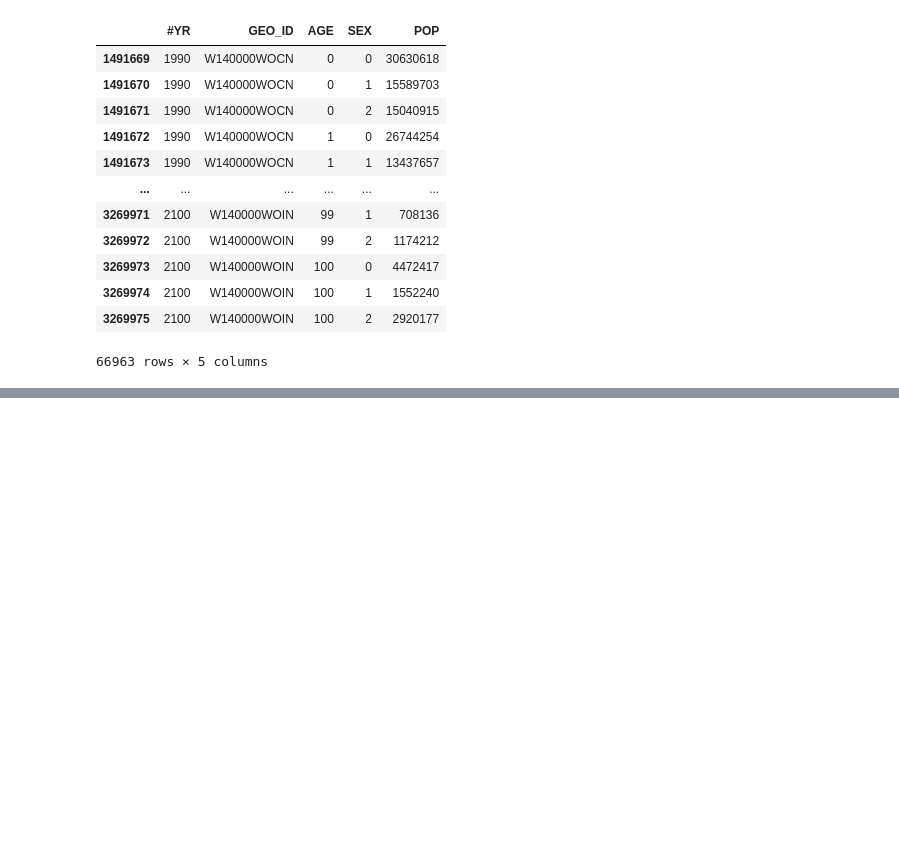
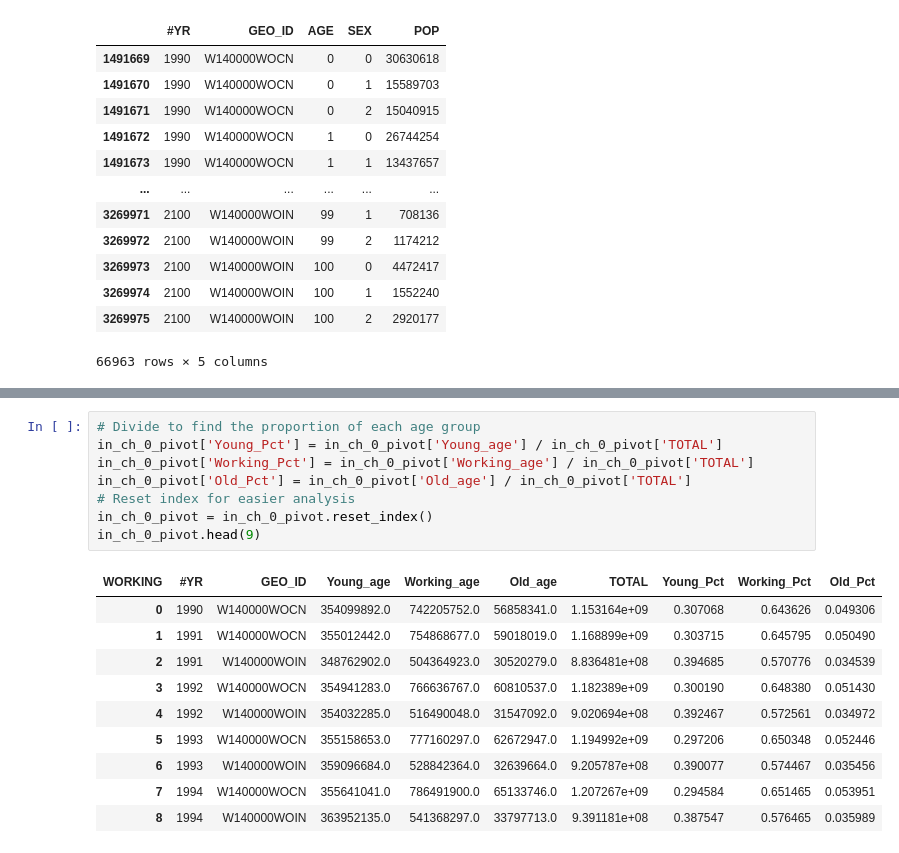
Before and after one commit to thaianle/international-database, a Jupyter notebook: idbsingleyear-python.ipynb, the cells around one changed output, grey strips where cells are left out. Saved outputs shown, nothing was run; the diff lists cells and outputs as text; blank space fills up the shorter version.

```diff
--- a/idbsingleyear-python.ipynb
+++ b/idbsingleyear-python.ipynb
@@ -387,0 +404,19 @@ in_ch_0_grouped.head(15)
+# %%
+# Divide to find the proportion of each age group
+in_ch_0_pivot['Young_Pct'] = in_ch_0_pivot['Young_age'] / in_ch_0_pivot['TOTAL']
+in_ch_0_pivot['Working_Pct'] = in_ch_0_pivot['Working_age'] / in_ch_0_pivot['TOTAL']
+in_ch_0_pivot['Old_Pct'] = in_ch_0_pivot['Old_age'] / in_ch_0_pivot['TOTAL']
+# Reset index for easier analysis
+in_ch_0_pivot = in_ch_0_pivot.reset_index()
+in_ch_0_pivot.head(9)
+# %% [output]
+| WORKING | #YR | GEO_ID | Young_age | Working_age | Old_age | TOTAL | Young_Pct | Working_Pct | Old_Pct |
+| 0 | 1990 | W140000WOCN | 354099892.0 | 742205752.0 | 56858341.0 | 1.153164e+09 | 0.307068 | 0.643626 | 0.049306 |
+| 1 | 1991 | W140000WOCN | 355012442.0 | 754868677.0 | 59018019.0 | 1.168899e+09 | 0.303715 | 0.645795 | 0.050490 |
+| 2 | 1991 | W140000WOIN | 348762902.0 | 504364923.0 | 30520279.0 | 8.836481e+08 | 0.394685 | 0.570776 | 0.034539 |
+| 3 | 1992 | W140000WOCN | 354941283.0 | 766636767.0 | 60810537.0 | 1.182389e+09 | 0.300190 | 0.648380 | 0.051430 |
+| 4 | 1992 | W140000WOIN | 354032285.0 | 516490048.0 | 31547092.0 | 9.020694e+08 | 0.392467 | 0.572561 | 0.034972 |
+| 5 | 1993 | W140000WOCN | 355158653.0 | 777160297.0 | 62672947.0 | 1.194992e+09 | 0.297206 | 0.650348 | 0.052446 |
+| 6 | 1993 | W140000WOIN | 359096684.0 | 528842364.0 | 32639664.0 | 9.205787e+08 | 0.390077 | 0.574467 | 0.035456 |
+| 7 | 1994 | W140000WOCN | 355641041.0 | 786491900.0 | 65133746.0 | 1.207267e+09 | 0.294584 | 0.651465 | 0.053951 |
+| 8 | 1994 | W140000WOIN | 363952135.0 | 541368297.0 | 33797713.0 | 9.391181e+08 | 0.387547 | 0.576465 | 0.035989 |
```
Also changed, not shown: parts of 4 cells of this notebook.
